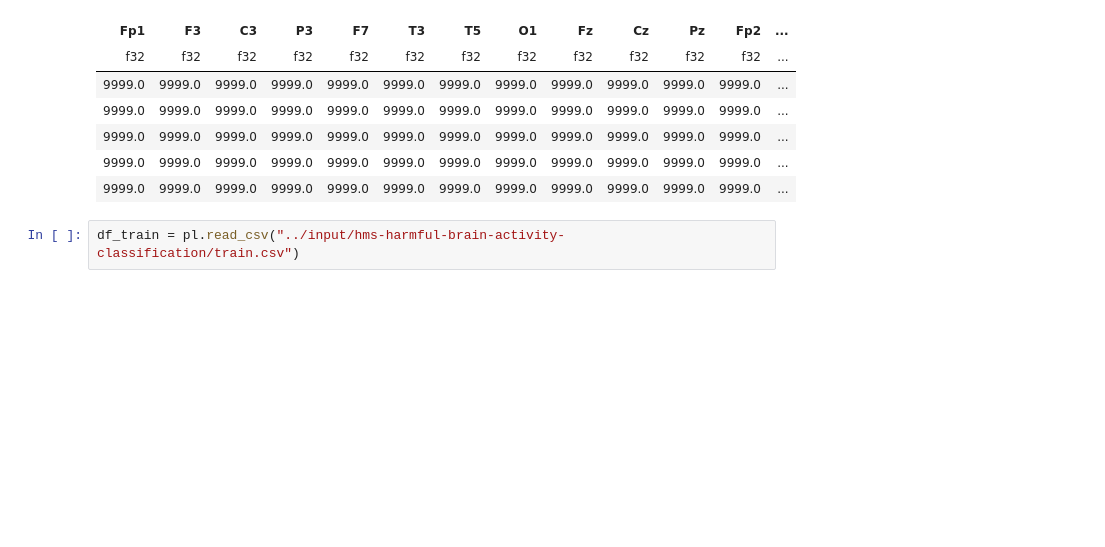
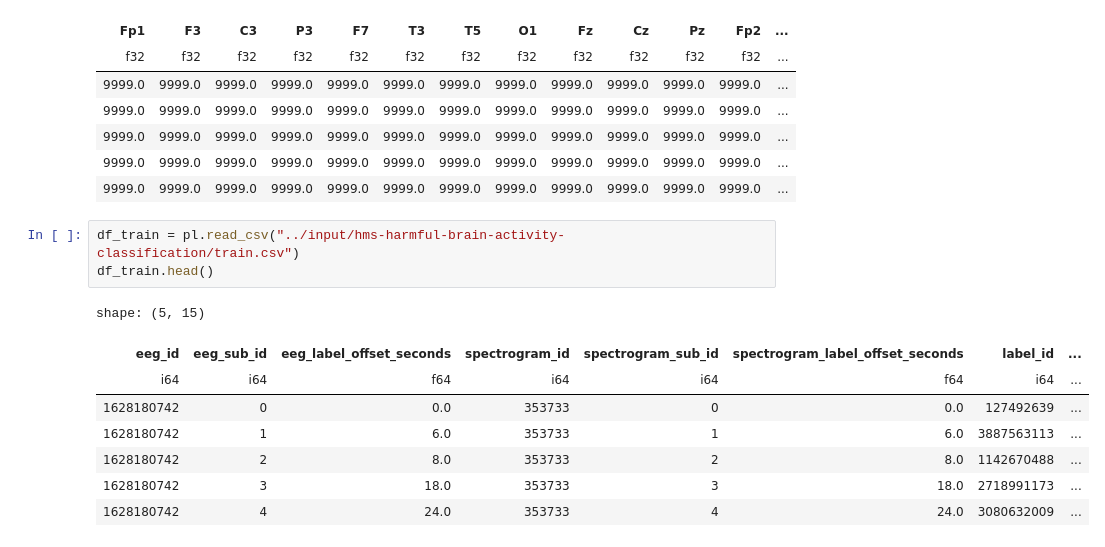
Before and after one commit to takashi-ogino-github/kaggle-hms-harmful-brain-activity-classification, a Jupyter notebook: working/eda-catboost-feature-base.ipynb, the cells around one changed output. Cells and saved outputs as stored; diff of their text form; blank space fills up the shorter version.

```diff
--- a/working/eda-catboost-feature-base.ipynb
+++ b/working/eda-catboost-feature-base.ipynb
@@ -45,3 +45,13 @@ shape: (5, 20)
 | 9999.0 | 9999.0 | 9999.0 | 9999.0 | 9999.0 | 9999.0 | 9999.0 | 9999.0 | 9999.0 | 9999.0 | 9999.0 | 9999.0 | ... |
 # %%
 df_train = pl.read_csv("../input/hms-harmful-brain-activity-classification/train.csv")
+df_train.head()
+# %% [output]
+shape: (5, 15)
+| eeg_id | eeg_sub_id | eeg_label_offset_seconds | spectrogram_id | spectrogram_sub_id | spectrogram_label_offset_seconds | label_id | ... |
+| i64 | i64 | f64 | i64 | i64 | f64 | i64 | ... |
+| 1628180742 | 0 | 0.0 | 353733 | 0 | 0.0 | 127492639 | ... |
+| 1628180742 | 1 | 6.0 | 353733 | 1 | 6.0 | 3887563113 | ... |
+| 1628180742 | 2 | 8.0 | 353733 | 2 | 8.0 | 1142670488 | ... |
+| 1628180742 | 3 | 18.0 | 353733 | 3 | 18.0 | 2718991173 | ... |
+| 1628180742 | 4 | 24.0 | 353733 | 4 | 24.0 | 3080632009 | ... |
```
Also changed, not shown: parts of 10 cells of this notebook.
